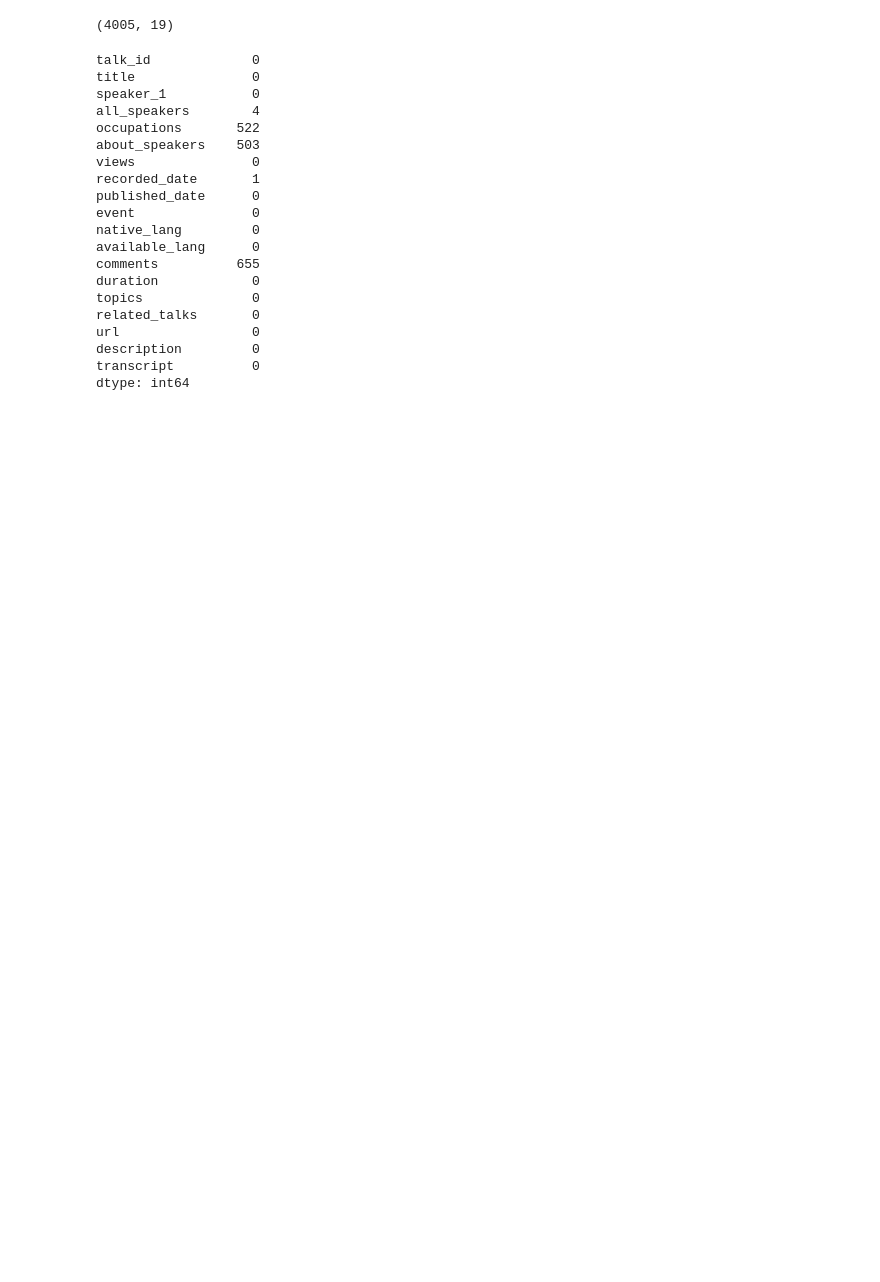
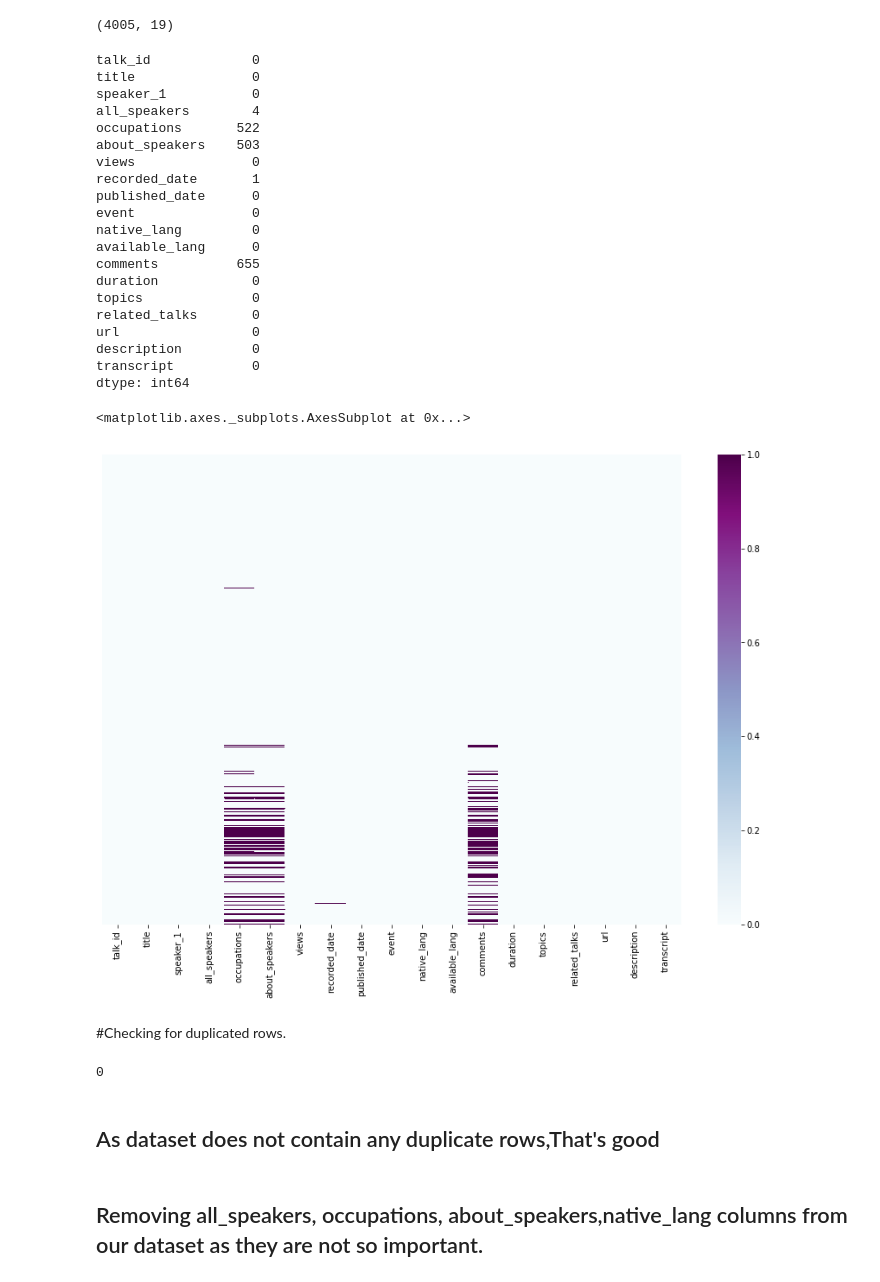
Before and after one commit to vickypandey07/Ted-Talk-Views-Prediction, a Jupyter notebook: Ted_Talk_Views_Prediction_Vikram_Pandey_Capstone_Project_2.ipynb, the cells around one changed output. Saved outputs shown, nothing was run; the diff lists cells and outputs as text; code cells hidden in the pictures; blank space fills up the shorter version.

```diff
--- a/Ted_Talk_Views_Prediction_Vikram_Pandey_Capstone_Project_2.ipynb
+++ b/Ted_Talk_Views_Prediction_Vikram_Pandey_Capstone_Project_2.ipynb
@@ -123,3 +123,11 @@ url                 0
 description         0
 transcript          0
 dtype: int64
+# %%
+# Using heatmap to check missing data in dataset.
+
+plt.rcParams['figure.figsize'] = (15, 10)
+sns.heatmap(df.isnull(), yticklabels=False, cbar=True, cmap='BuPu')
+# %% [output]
+<matplotlib.axes._subplots.AxesSubplot at 0x...>
+[figure, added]
@@ -125,0 +138,10 @@ dtype: int64
+# %% [markdown]
+#Checking for duplicated rows.
+# %%
+df.duplicated().sum()
+# %% [output]
+0
+# %% [markdown]
+## As dataset does not contain any duplicate rows,That's good
+# %% [markdown]
+## Removing all_speakers, occupations, about_speakers,native_lang  columns from our dataset as they are not so important.
```
Also changed, not shown: parts of 18 cells of this notebook.
